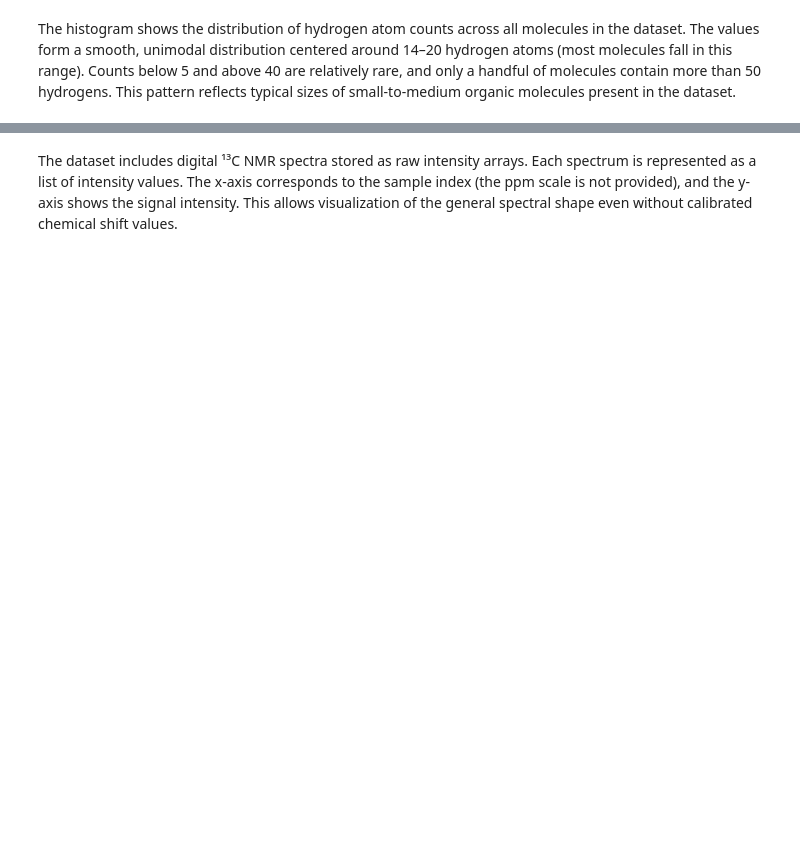
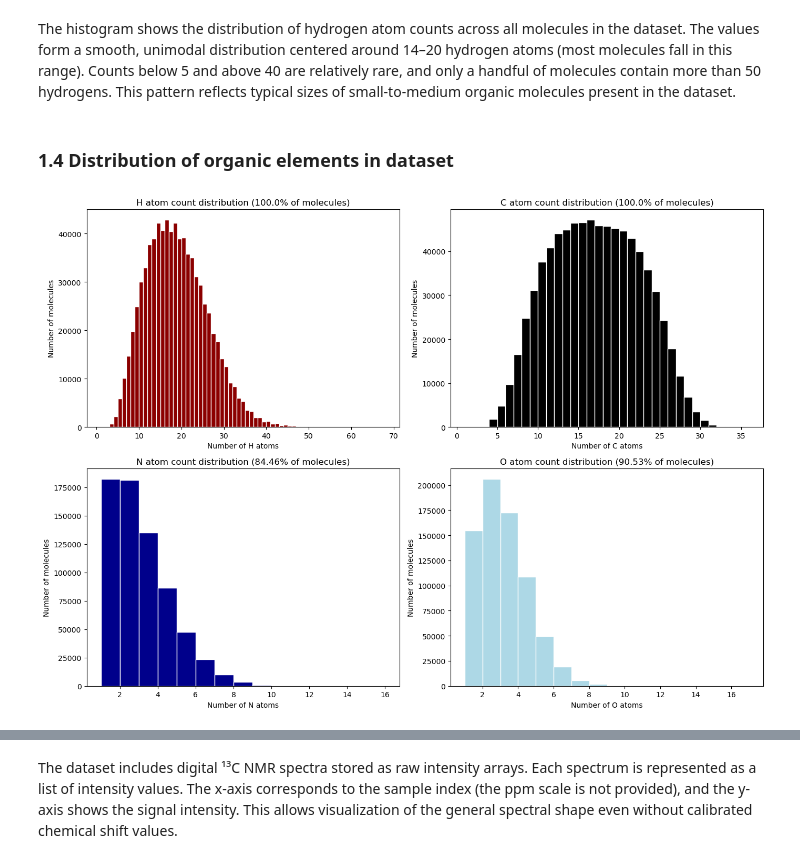
Before and after one commit to JanAndrzejewski050/Molecular-Spectro-Latent-Modeling, a Jupyter notebook: selfies_intro.ipynb, the cells around one changed output, grey strips where cells are left out. Saved outputs shown, nothing was run; the diff lists cells and outputs as text; code cells hidden in the pictures; blank space fills up the shorter version.

```diff
--- a/selfies_intro.ipynb
+++ b/selfies_intro.ipynb
@@ -345,3 +348,5 @@ The histogram shows the distribution of hydrogen atom counts across all molecule
 The values form a smooth, unimodal distribution centered around 14–20 hydrogen atoms (most molecules fall in this range).
 Counts below 5 and above 40 are relatively rare, and only a handful of molecules contain more than 50 hydrogens.
 This pattern reflects typical sizes of small-to-medium organic molecules present in the dataset.
+# %% [markdown]
+### 1.4 Distribution of organic elements in dataset
@@ -347,0 +398,46 @@ This pattern reflects typical sizes of small-to-medium organic molecules present
+# %%
+def plot_element_histogram(distribution, percentage, element, ax, color):
+    """
+    Draws a histogram of atom counts for a given chemical element
+    directly on the provided matplotlib axis.
+    """
+    # Expand distribution → long list
+    values = []
+    for count, freq in distribution.items():
+        values += [count] * freq
+
+    ax.hist(
+        values,
+        bins=range(1, max(values) + 2), # no zero bin (only molecules with at least 1 atom)
+        edgecolor="white",
+        color=color
+    )
+
+    ax.set_xlabel(f"Number of {element} atoms")
+    ax.set_ylabel("Number of molecules")
+    ax.set_title(f"{element} atom count distribution ({percentage}% of molecules)")
+# %%
+# 1. Hydrogen
+h_distribution, total_molecules, h_percentage = element_distribution_from_dataset(paths, "H")
+
+# 2. Carbon
+c_distribution, total_molecules, c_percentage = element_distribution_from_dataset(paths, "C")
+
+# 3. Nitrogen
+n_distribution, total_molecules, n_percentage = element_distribution_from_dataset(paths, "N")
+
+# 4. Oxygen
+o_distribution, total_molecules, o_percentage = element_distribution_from_dataset(paths, "O")
+# %%
+fig, axes = plt.subplots(2, 2, figsize=(14, 10))
+(ax1, ax2), (ax3, ax4) = axes
+
+plot_element_histogram(h_distribution, h_percentage, "H", ax1, "darkred")
+plot_element_histogram(c_distribution, c_percentage, "C", ax2, "black")
+plot_element_histogram(n_distribution, n_percentage, "N", ax3, "darkblue")
+plot_element_histogram(o_distribution, o_percentage, "O", ax4, "lightblue")
+
+plt.tight_layout()
+plt.show()
+# %% [output]
+[figure, added]
```
Also changed, not shown: parts of 41 cells of this notebook, 1 other file.
